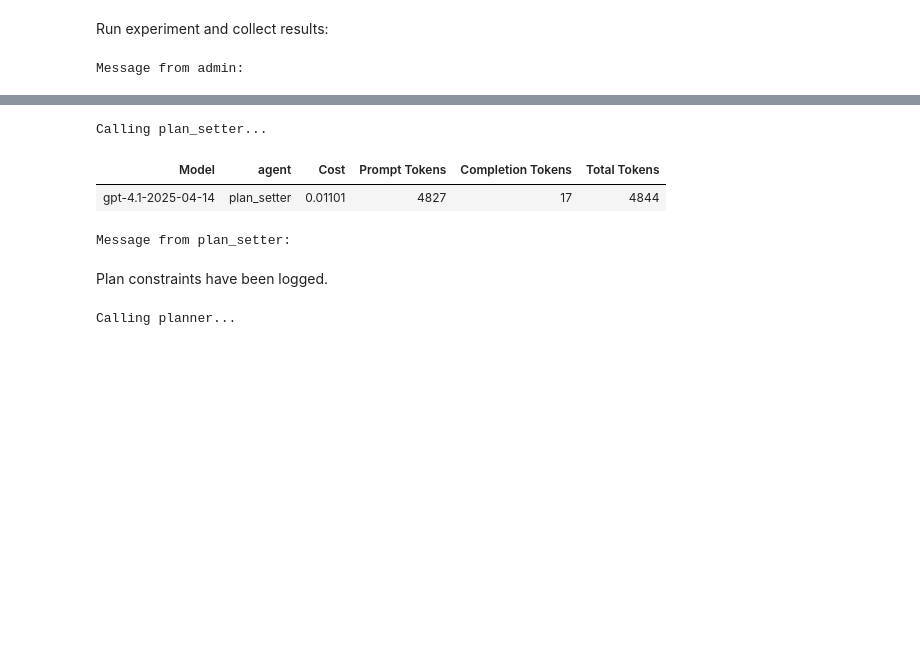
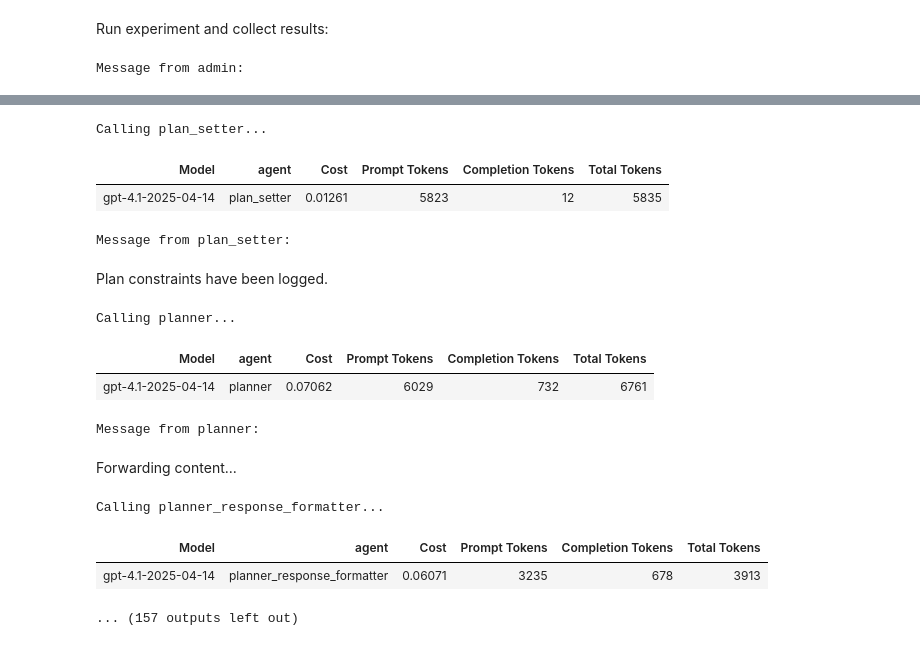
Before and after one commit to jakobtfaber/Denario, a Jupyter notebook: notebooks/astropilot_get_results.ipynb, the cells around one changed output, grey strips where cells are left out. Drawn from its saved outputs; the diff is of its cells as text; code cells hidden in the pictures; blank space fills up the shorter version.

```diff
--- a/notebooks/astropilot_get_results.ipynb
+++ b/notebooks/astropilot_get_results.ipynb
@@ -28,8 +35,8 @@ astro_pilot = AstroPilot()
 # %% [markdown]
 Run experiment and collect results:
 # %%
-astro_pilot.get_results(involved_agents = ["classy_sz_agent","engineer","researcher"])
-# astro_pilot.get_results(involved_agents = ["engineer","researcher"])
+# astro_pilot.get_results(involved_agents = ["classy_sz_agent","engineer","researcher"])
+astro_pilot.get_results(involved_agents = ["engineer","researcher"])
 # %% [output]
 Message from admin:
 
@@ -95,8 +102,17 @@ A_AGN2             AGN kinetic mode ejection speed          dimensionless
 Calling plan_setter...
 | Model | agent | Cost | Prompt Tokens | Completion Tokens | Total Tokens |
-| gpt-4.1-2025-04-14 | plan_setter | 0.01101 | 4827 | 17 | 4844 |
+| gpt-4.1-2025-04-14 | plan_setter | 0.01261 | 5823 | 12 | 5835 |
 Message from plan_setter:
 Plan constraints have been logged.
 Calling planner...
+| Model | agent | Cost | Prompt Tokens | Completion Tokens | Total Tokens |
+| gpt-4.1-2025-04-14 | planner | 0.07062 | 6029 | 732 | 6761 |
+Message from planner:
+
+Forwarding content...
+Calling planner_response_formatter...
+| Model | agent | Cost | Prompt Tokens | Completion Tokens | Total Tokens |
+| gpt-4.1-2025-04-14 | planner_response_formatter | 0.06071 | 3235 | 678 | 3913 |
+... (157 outputs left out)
 # %%
 # astro_pilot.show_results()
```
Also changed, not shown: parts of 2 cells of this notebook, 12 other files.
